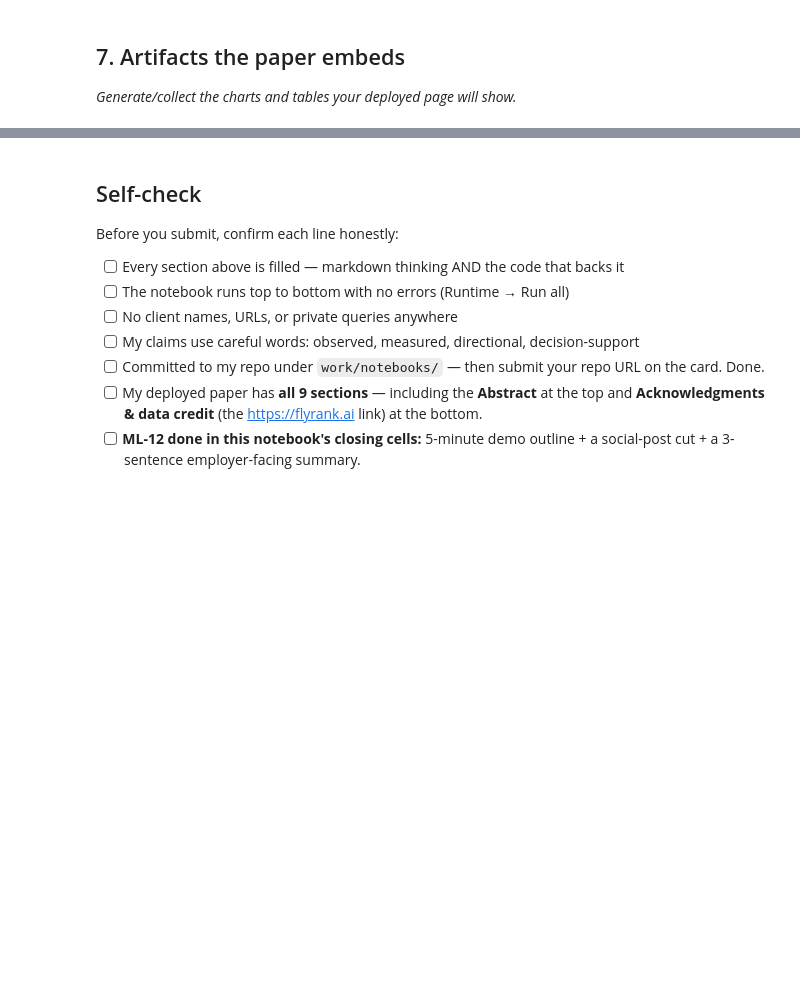
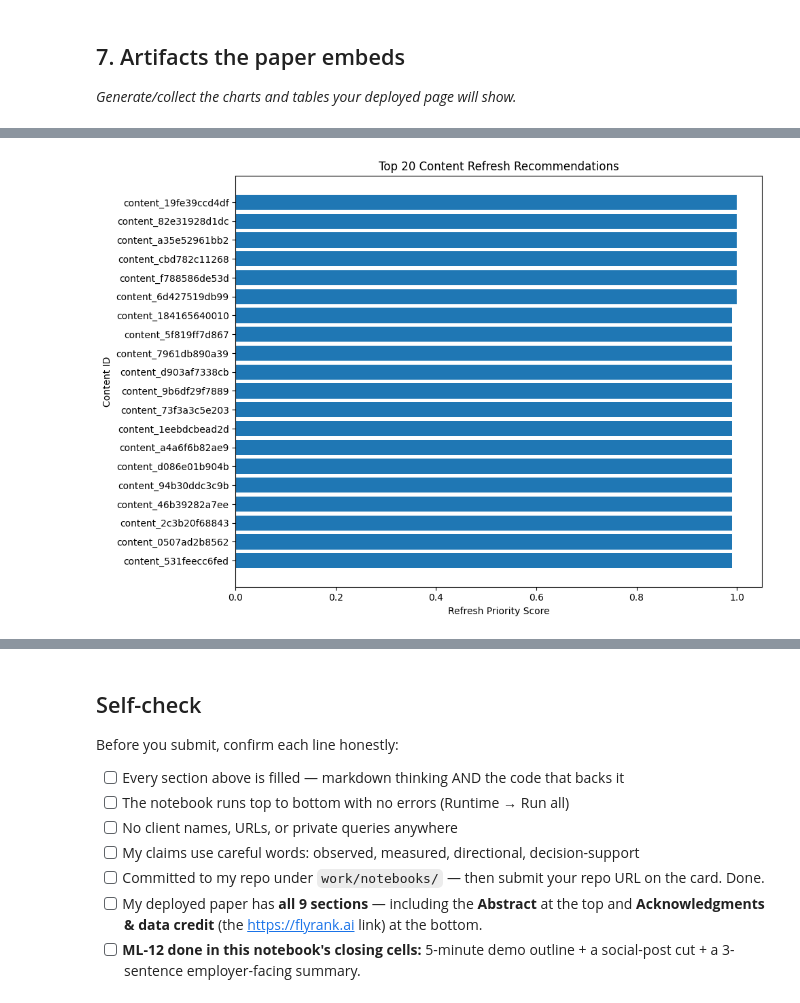
Before and after one commit to vinukondablessena/flyrank-ml-internship, a Jupyter notebook: work/notebooks/capstone.ipynb, the cells around one changed output, grey strips where cells are left out. Drawn from its saved outputs; the diff is of its cells as text; code cells hidden in the pictures; blank space fills up the shorter version.

```diff
--- a/work/notebooks/capstone.ipynb
+++ b/work/notebooks/capstone.ipynb
@@ -36,0 +626,19 @@ This skeleton is yours to fill. Work the sections **in order** — each one has
+# %%
+# STEP 7B - Top 20 refresh recommendations
+
+plt.figure(figsize=(10, 7))
+
+plt.barh(
+    top_recommendations["content_id"].astype(str),
+    top_recommendations["refresh_score"]
+)
+
+plt.xlabel("Refresh Priority Score")
+plt.ylabel("Content ID")
+plt.title("Top 20 Content Refresh Recommendations")
+
+plt.gca().invert_yaxis()
+plt.tight_layout()
+plt.show()
+# %% [output]
+[figure, added]
```
Also changed, not shown: parts of 24 cells of this notebook.
